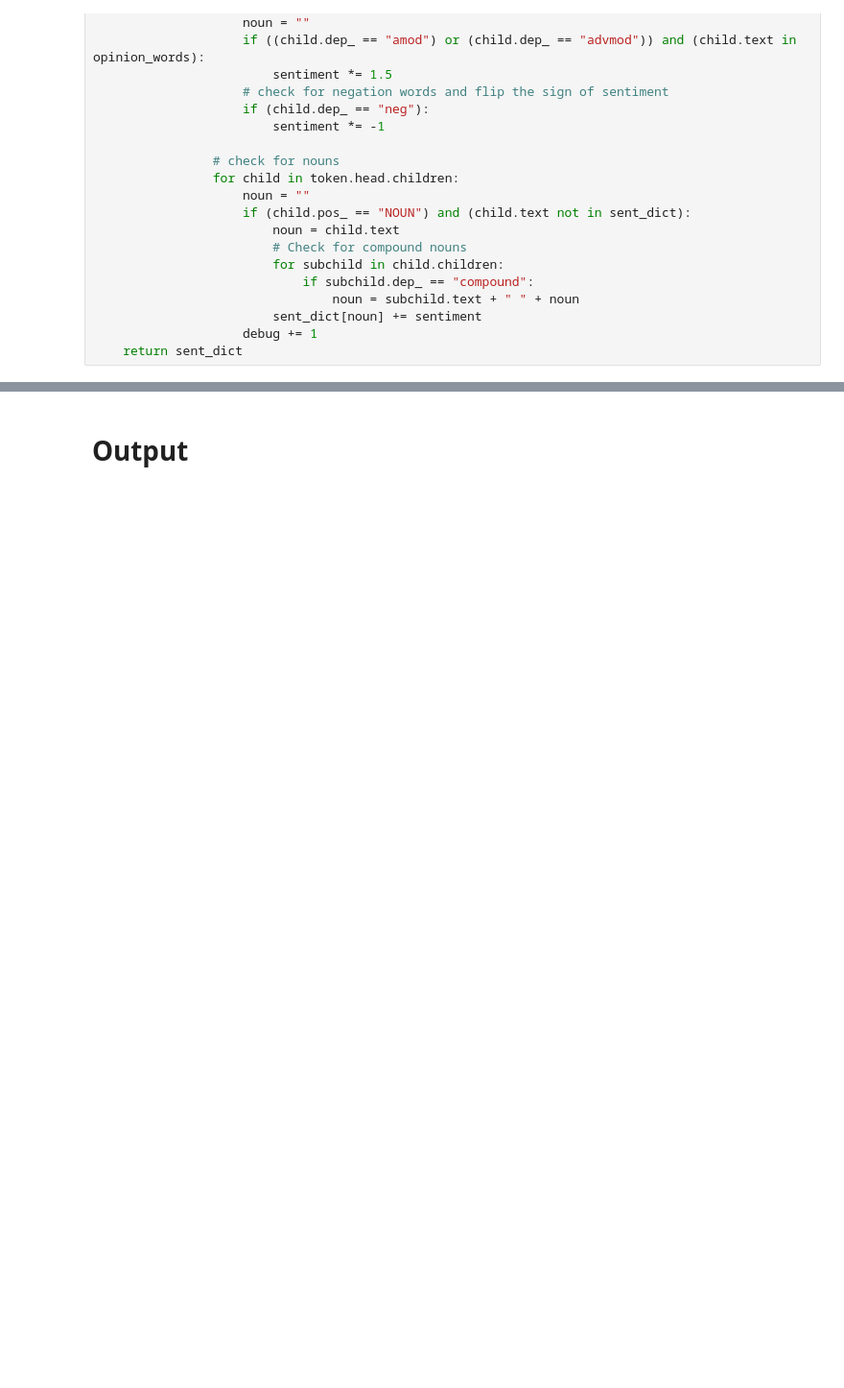
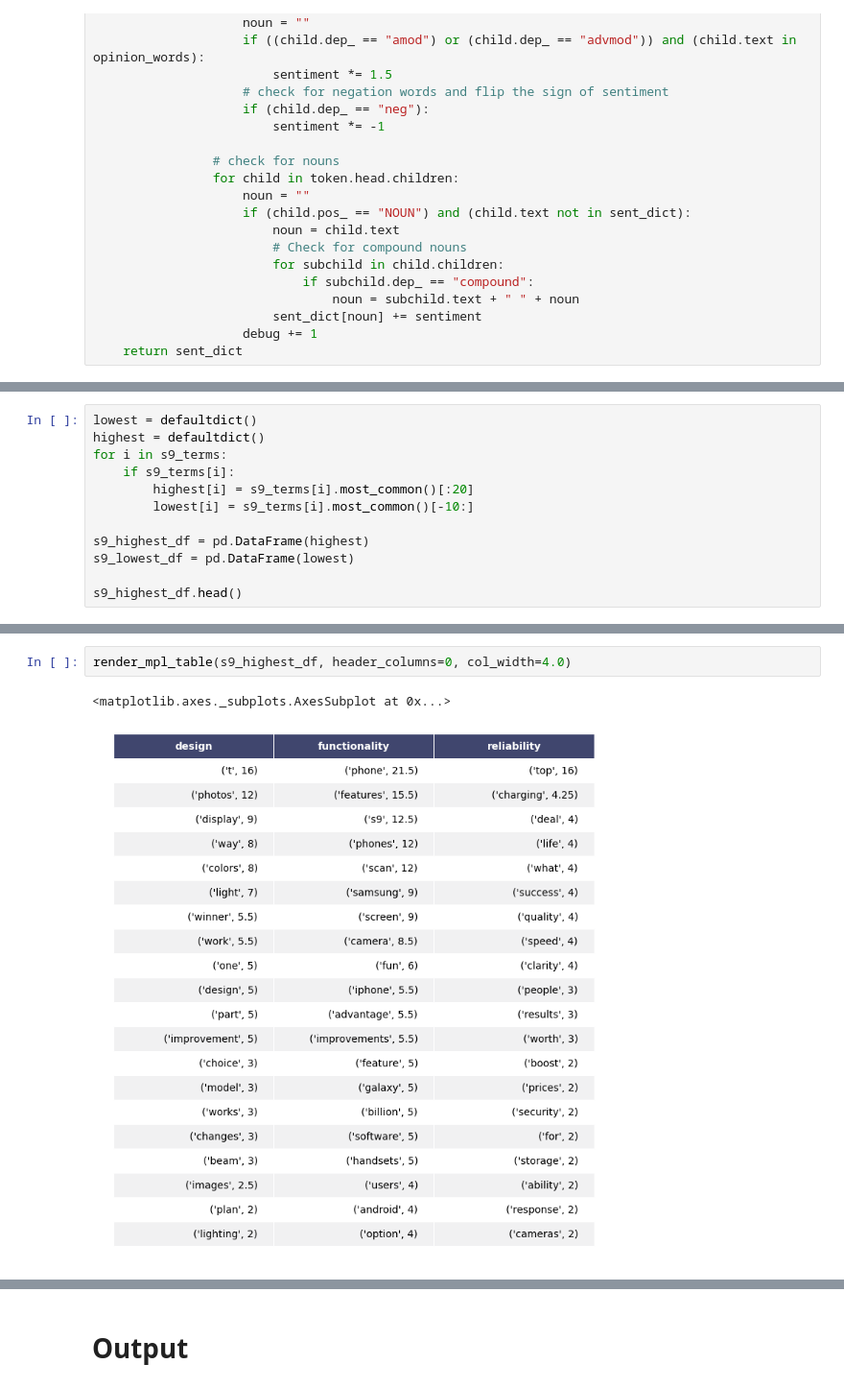
Before and after one commit to ayan1995/Thinkful, a Jupyter notebook: Bootcamp/Final Capstone Opinion Mining/opinion_mining/Notebook/Opinion Mining/Opinion Mining.ipynb, the cells around one changed output, grey strips where cells are left out. Shown at 96% size. Saved outputs shown, nothing was run; the diff lists cells and outputs as text; blank space fills up the shorter version.

```diff
--- a/Bootcamp/Final Capstone Opinion Mining/opinion_mining/Notebook/Opinion Mining/Opinion Mining.ipynb
+++ b/Bootcamp/Final Capstone Opinion Mining/opinion_mining/Notebook/Opinion Mining/Opinion Mining.ipynb
@@ -369,0 +660,12 @@ def feature_sentiment(sentence):
+# %%
+lowest = defaultdict()
+highest = defaultdict()
+for i in s9_terms:
+    if s9_terms[i]:
+        highest[i] = s9_terms[i].most_common()[:20]
+        lowest[i] = s9_terms[i].most_common()[-10:]
+
+s9_highest_df = pd.DataFrame(highest)
+s9_lowest_df = pd.DataFrame(lowest)
+
+s9_highest_df.head()
@@ -369,0 +709,5 @@ def feature_sentiment(sentence):
+# %%
+render_mpl_table(s9_highest_df, header_columns=0, col_width=4.0)
+# %% [output]
+<matplotlib.axes._subplots.AxesSubplot at 0x...>
+[figure, added]
```
Also changed, not shown: parts of 44 cells of this notebook, 4 other files.
